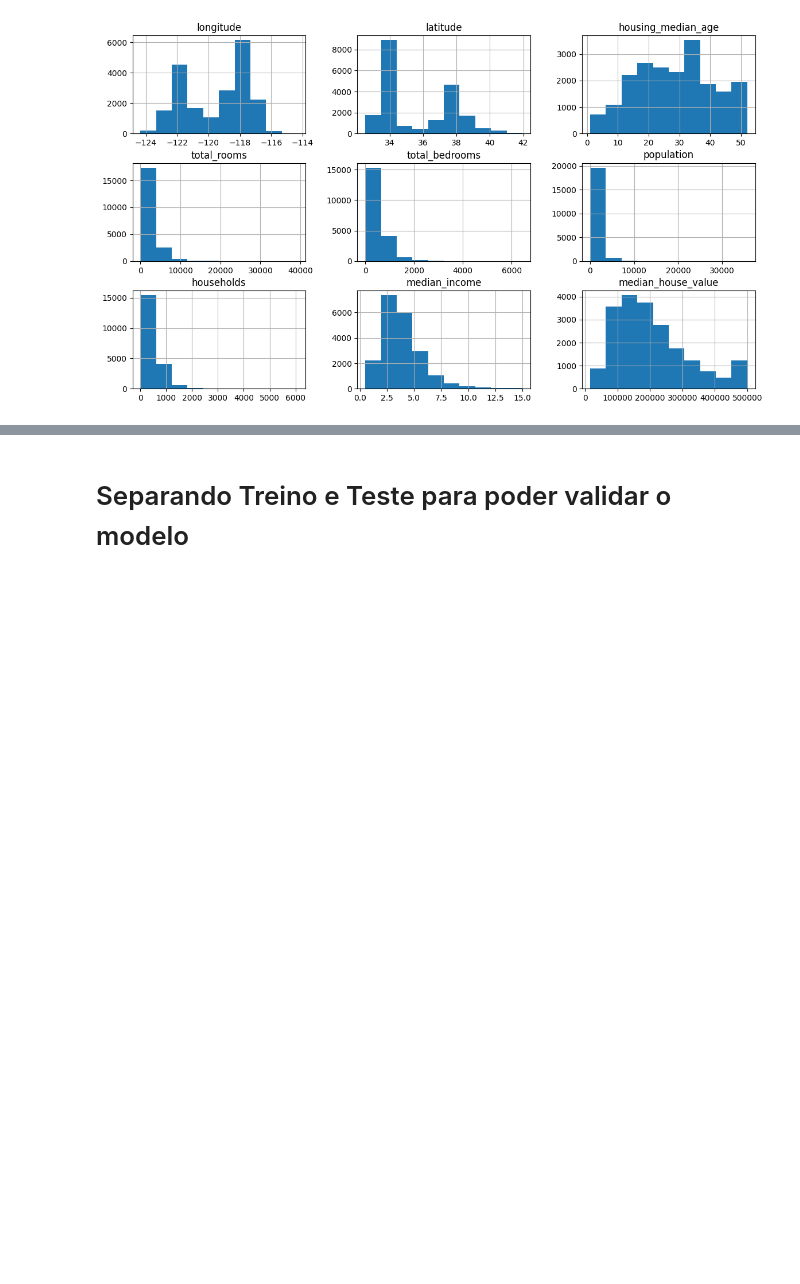
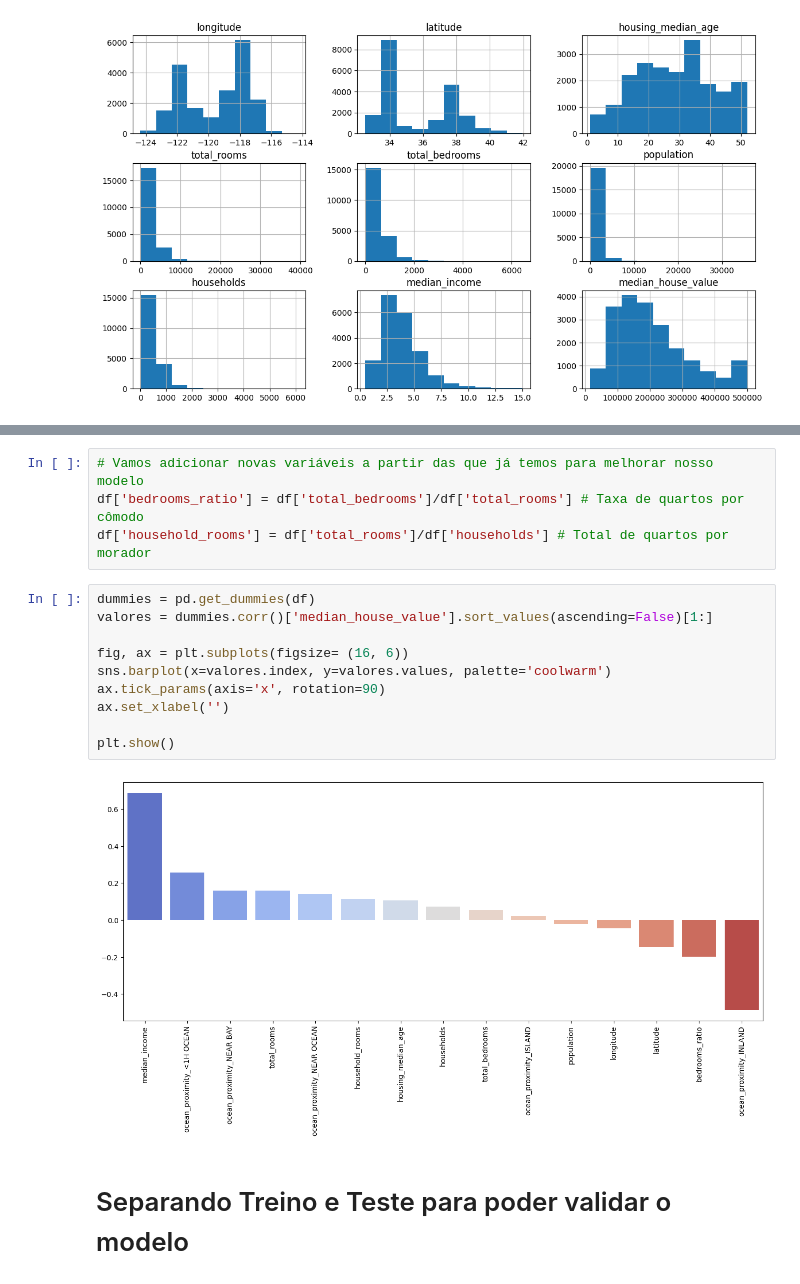
Before and after one commit to LeonardoHBritoo/Predicao-Precos-Casas, a Jupyter notebook: main.ipynb, the cells around one changed output, grey strips where cells are left out. Saved outputs shown, nothing was run; the diff lists cells and outputs as text; blank space fills up the shorter version.

```diff
--- a/main.ipynb
+++ b/main.ipynb
@@ -98,3 +129,19 @@ plt.show()
+# %%
+# Vamos adicionar novas variáveis a partir das que já temos para melhorar nosso modelo
+df['bedrooms_ratio'] = df['total_bedrooms']/df['total_rooms'] # Taxa de quartos por cômodo
+df['household_rooms'] = df['total_rooms']/df['households'] # Total de quartos por morador
+# %%
+dummies = pd.get_dummies(df)
+valores = dummies.corr()['median_house_value'].sort_values(ascending=False)[1:]
+
+fig, ax = plt.subplots(figsize= (16, 6))
+sns.barplot(x=valores.index, y=valores.values, palette='coolwarm')
+ax.tick_params(axis='x', rotation=90)
+ax.set_xlabel('')
+
+plt.show()
+# %% [output]
+[figure, added]
 # %% [markdown]
 # Separando Treino e Teste para poder validar o modelo
 # %%
```
Also changed, not shown: parts of 15 cells of this notebook.
